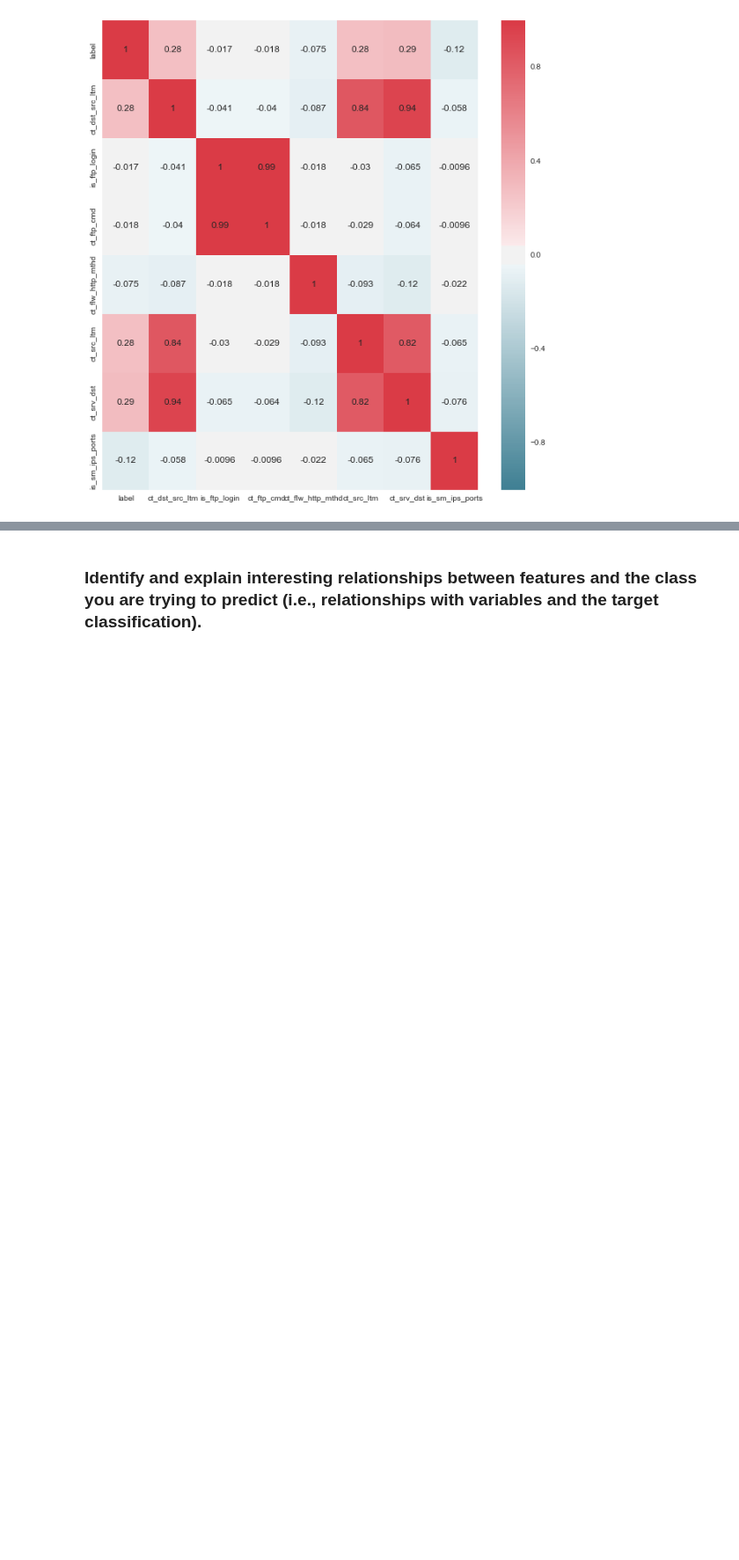
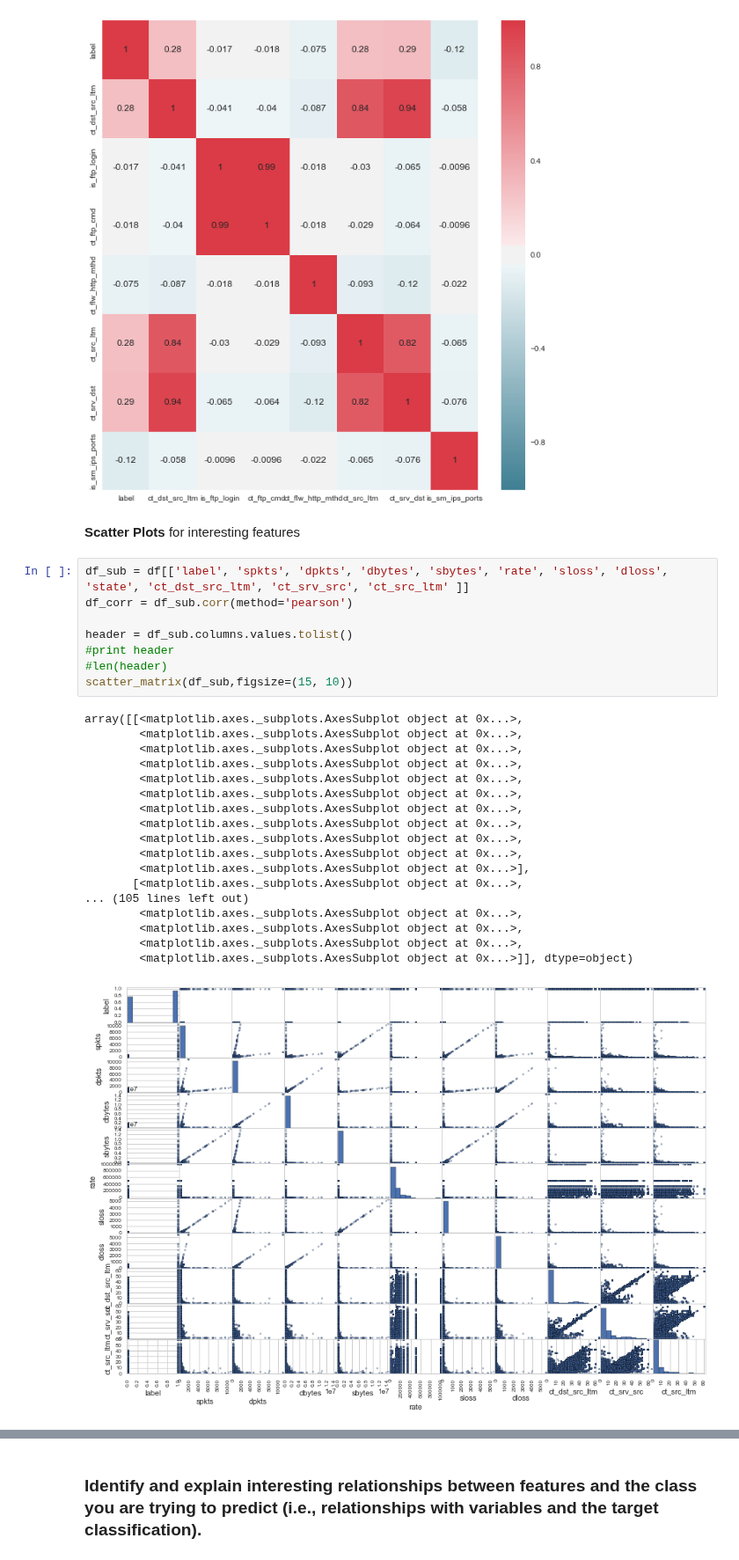
Before and after one commit to Dangerbotz/network_intrusion_detection_system, a Jupyter notebook: BalzerSrinivasThungVanceLab1.ipynb, the cells around one changed output, grey strips where cells are left out. Shown at 88% size. Saved outputs shown, nothing was run; the diff lists cells and outputs as text; blank space fills up the shorter version.

```diff
--- a/BalzerSrinivasThungVanceLab1.ipynb
+++ b/BalzerSrinivasThungVanceLab1.ipynb
@@ -480,3 +522,32 @@ sns.heatmap(df_5.corr(), cmap=cmap, annot=True)
 f.tight_layout()
 # %% [output]
 [figure]
+# %% [markdown]
+**Scatter Plots** for interesting features
+# %%
+df_sub = df[['label', 'spkts', 'dpkts', 'dbytes', 'sbytes', 'rate', 'sloss', 'dloss', 'state', 'ct_dst_src_ltm', 'ct_srv_src', 'ct_src_ltm' ]]
+df_corr = df_sub.corr(method='pearson')
+
+header = df_sub.columns.values.tolist()
+#print header
+#len(header)
+scatter_matrix(df_sub,figsize=(15, 10))
+# %% [output]
+array([[<matplotlib.axes._subplots.AxesSubplot object at 0x...>,
+        <matplotlib.axes._subplots.AxesSubplot object at 0x...>,
+        <matplotlib.axes._subplots.AxesSubplot object at 0x...>,
+        <matplotlib.axes._subplots.AxesSubplot object at 0x...>,
+        <matplotlib.axes._subplots.AxesSubplot object at 0x...>,
+        <matplotlib.axes._subplots.AxesSubplot object at 0x...>,
+        <matplotlib.axes._subplots.AxesSubplot object at 0x...>,
+        <matplotlib.axes._subplots.AxesSubplot object at 0x...>,
+        <matplotlib.axes._subplots.AxesSubplot object at 0x...>,
+        <matplotlib.axes._subplots.AxesSubplot object at 0x...>,
+        <matplotlib.axes._subplots.AxesSubplot object at 0x...>],
+       [<matplotlib.axes._subplots.AxesSubplot object at 0x...>,
+... (105 lines left out)
+        <matplotlib.axes._subplots.AxesSubplot object at 0x...>,
+        <matplotlib.axes._subplots.AxesSubplot object at 0x...>,
+        <matplotlib.axes._subplots.AxesSubplot object at 0x...>,
+        <matplotlib.axes._subplots.AxesSubplot object at 0x...>]], dtype=object)
+[figure, added]
```
Also changed, not shown: parts of 11 cells of this notebook.
